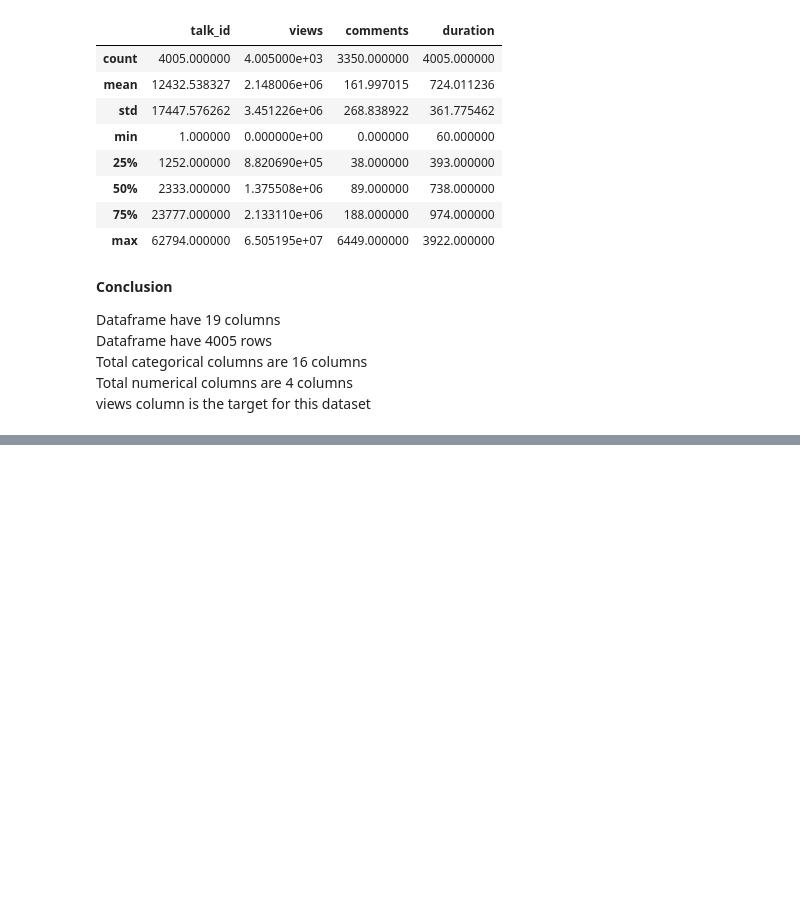
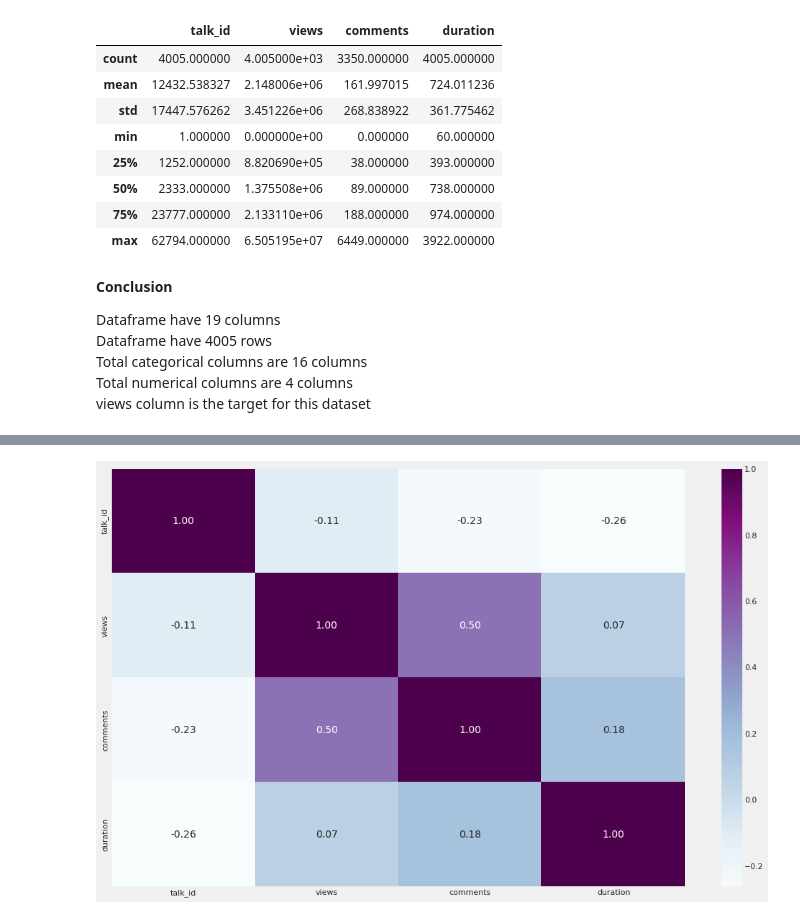
Before and after one commit to Shashankshekharpandey/Ted-Talk-Views-Prediction, a Jupyter notebook: Ted_talks_view_prediction.ipynb, the cells around one changed output, grey strips where cells are left out. Saved outputs shown, nothing was run; the diff lists cells and outputs as text; code cells hidden in the pictures; blank space fills up the shorter version.

```diff
--- a/Ted_talks_view_prediction.ipynb
+++ b/Ted_talks_view_prediction.ipynb
@@ -86,0 +154,8 @@ views column is the target for this dataset
+# %%
+#create a correlation matrix from each numeric data
+features =  ['talk_id','views','comments','duration']
+corr_= data[features].corr()
+plt.figure(figsize=(16,10))
+sns.heatmap(corr_, annot=True, fmt = ".2f", cmap = "BuPu");
+# %% [output]
+[figure, added]
```
Also changed, not shown: parts of 9 cells of this notebook.
